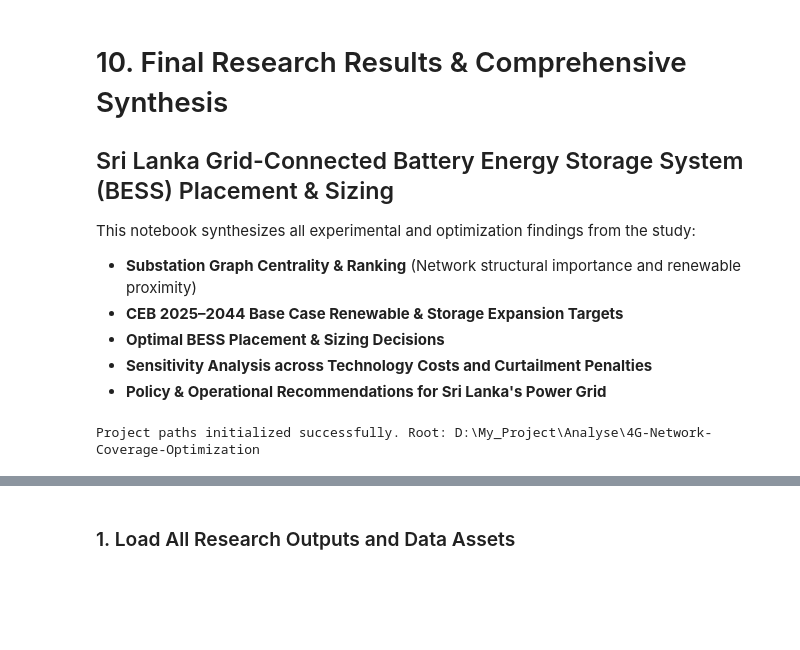
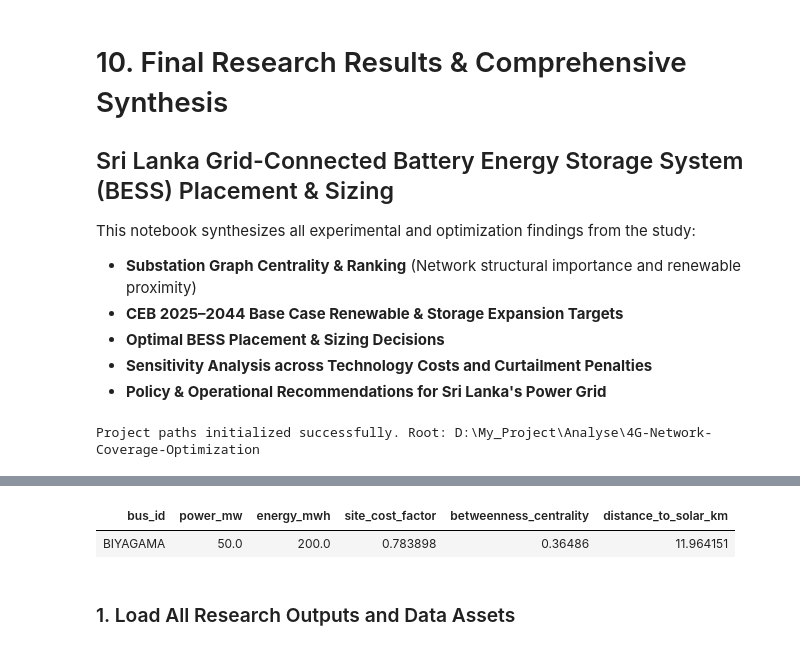
Before and after one commit to HimashMadushanka/Sri-Lanka-National-Grid-BESS-Optimization, a Jupyter notebook: notebook/10_Final_Research_Results.ipynb, the cells around one changed output, grey strips where cells are left out. Cells and saved outputs as stored; diff of their text form; code cells hidden in the pictures; blank space fills up the shorter version.

```diff
--- a/notebook/10_Final_Research_Results.ipynb
+++ b/notebook/10_Final_Research_Results.ipynb
@@ -78,6 +78,22 @@ display(sensitivity)
 | Base case | 1.0 | 40 | 3.623899e+06 | 1 | 50.0 | ... |
 | High battery cost (+20%) | 1.2 | 40 | 4.768679e+06 | 1 | 50.0 | ... |
 | High curtailment penalty (2x) | 1.0 | 80 | 3.623899e+06 | 1 | 50.0 | ... |
+# %%
+final_results = selected.merge(
+    graph_metrics[
+        [
+            "bus_id",
+            "betweenness_centrality",
+            "distance_to_solar_km",
+        ]
+    ],
+    on="bus_id",
+    how="left"
+)
+display(final_results)
+# %% [output]
+| bus_id | power_mw | energy_mwh | site_cost_factor | betweenness_centrality | distance_to_solar_km |
+| BIYAGAMA | 50.0 | 200.0 | 0.783898 | 0.36486 | 11.964151 |
 # %% [markdown]
 ### 1. Load All Research Outputs and Data Assets
 # %%
```
Also changed, not shown: 4 other files.
